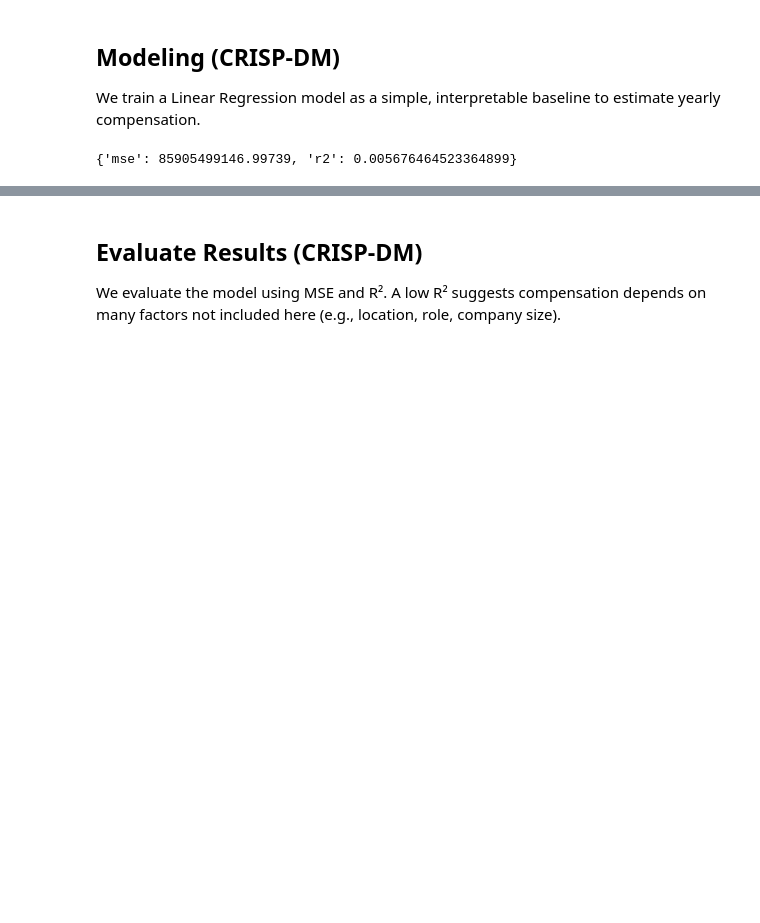
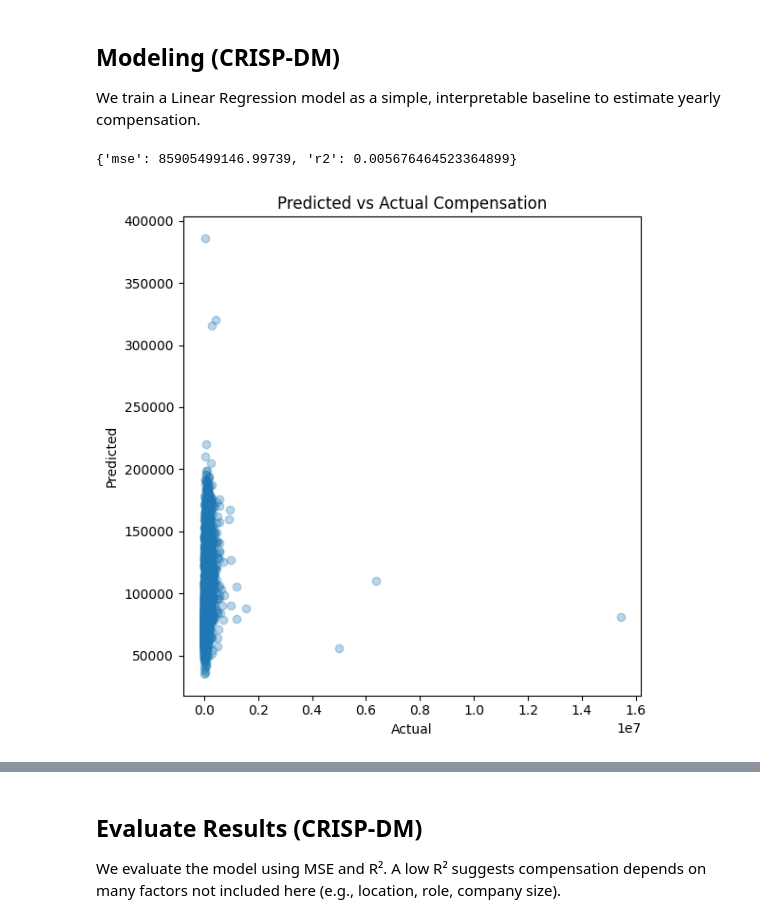
Before and after one commit to julian-acn/project1-data-science, a Jupyter notebook: analysis.ipynb, the cells around one changed output, grey strips where cells are left out. Cells and saved outputs as stored; diff of their text form; code cells hidden in the pictures; blank space fills up the shorter version.

```diff
--- a/analysis.ipynb
+++ b/analysis.ipynb
@@ -283,3 +387,17 @@ metrics = evaluate_regression(model, X_test, y_test)
 metrics
 # %% [output]
 {'mse': 85905499146.99739, 'r2': 0.005676464523364899}
+# %%
+# Q3 visualization: Predicted vs Actual
+preds = model.predict(X_test)
+
+plt.figure(figsize=(6, 6))
+plt.scatter(y_test, preds, alpha=0.3)
+plt.title("Predicted vs Actual Compensation")
+plt.xlabel("Actual")
+plt.ylabel("Predicted")
+plt.tight_layout()
+plt.savefig("img/pred_vs_actual.png", dpi=200)
+plt.show()
+# %% [output]
+[figure, added]
```
Also changed, not shown: parts of 16 cells of this notebook, 4 other files.
